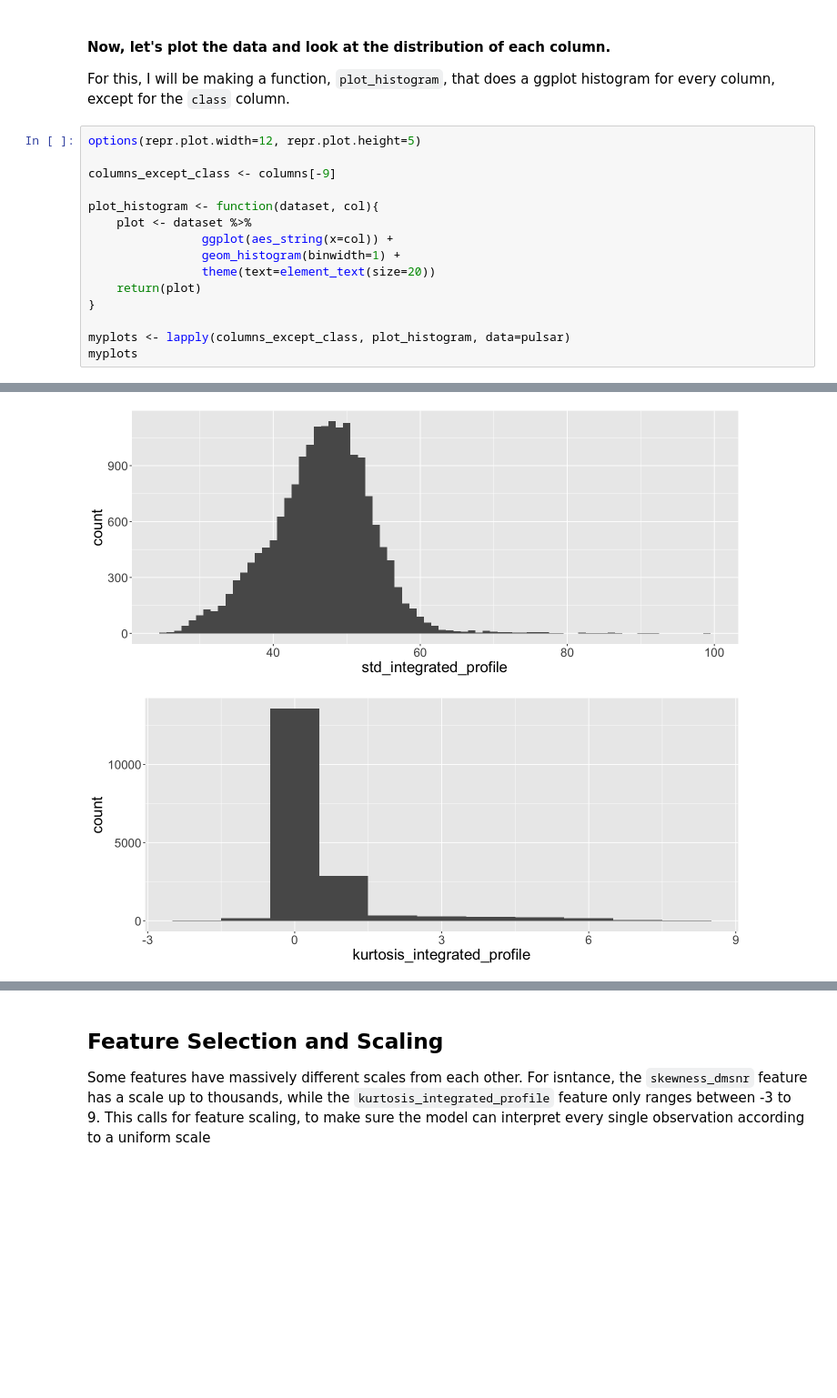
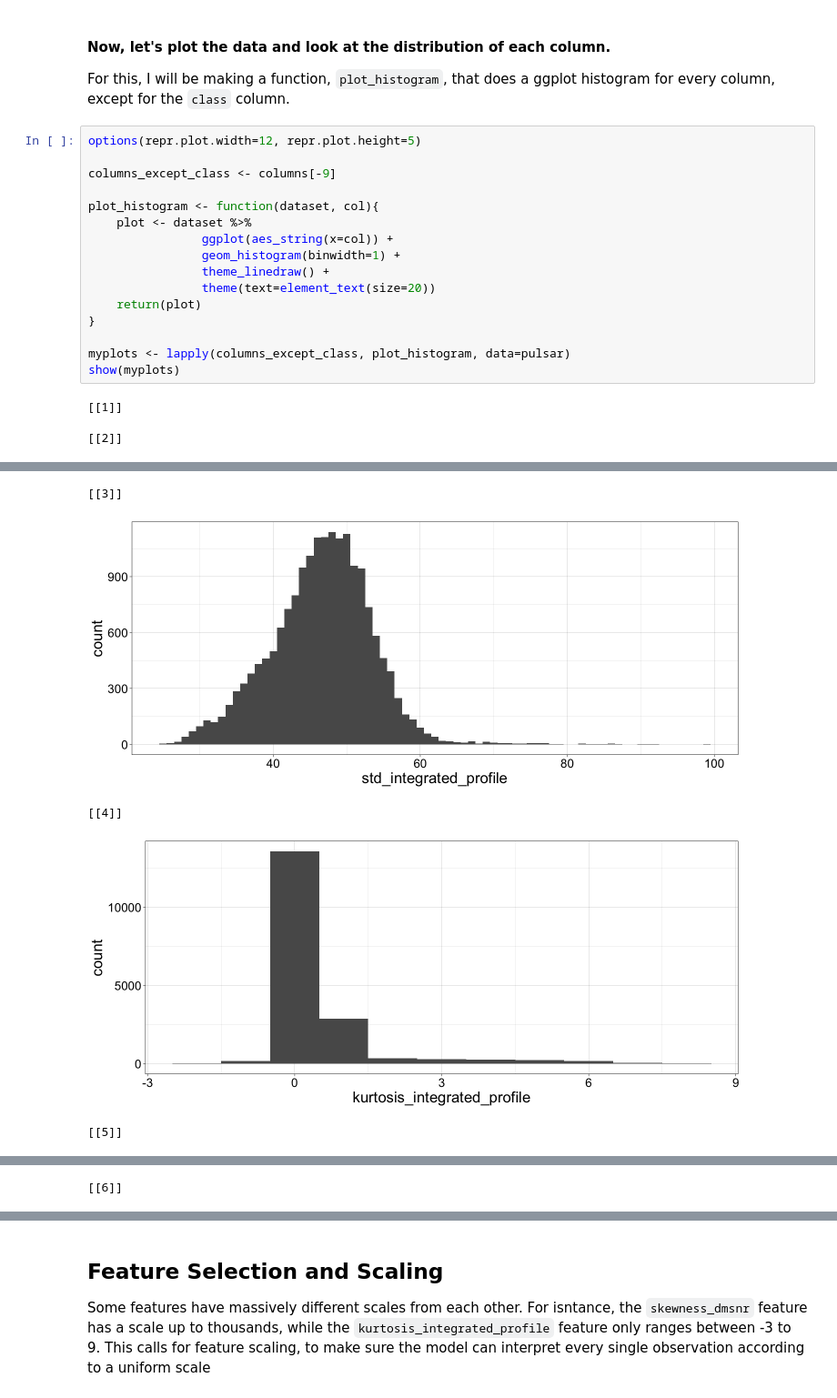
Before and after one commit to garrethlee/DSCI-Group-Project-27, a Jupyter notebook: DSCI_Project_Proposal_005_27.ipynb, the cells around one changed output, grey strips where cells are left out. Shown at 91% size. Saved outputs shown, nothing was run; the diff lists cells and outputs as text; blank space fills up the shorter version.

Commit message:
Changed plots

```diff
--- a/DSCI_Project_Proposal_005_27.ipynb
+++ b/DSCI_Project_Proposal_005_27.ipynb
@@ -104,19 +104,26 @@ For this, I will be making a function, `plot_histogram`, that does a ggplot hist
 # %%
 options(repr.plot.width=12, repr.plot.height=5)
 
 columns_except_class <- columns[-9]
 
 plot_histogram <- function(dataset, col){
     plot <- dataset %>%
                 ggplot(aes_string(x=col)) +
                 geom_histogram(binwidth=1) +
+                theme_linedraw() +
                 theme(text=element_text(size=20))
     return(plot)
 }
 
 myplots <- lapply(columns_except_class, plot_histogram, data=pulsar)
-myplots
+show(myplots)
 # %% [output]
+[[1]]
+
+[[2]]
 [figure]
+[[3]]
 [figure]
+[[4]]
-[figure, old version]
+[figure, new version]
+[[5]]
@@ -123,0 +131 @@ myplots
+[[6]]
```
Also changed, not shown: parts of 1 cell of this notebook.
